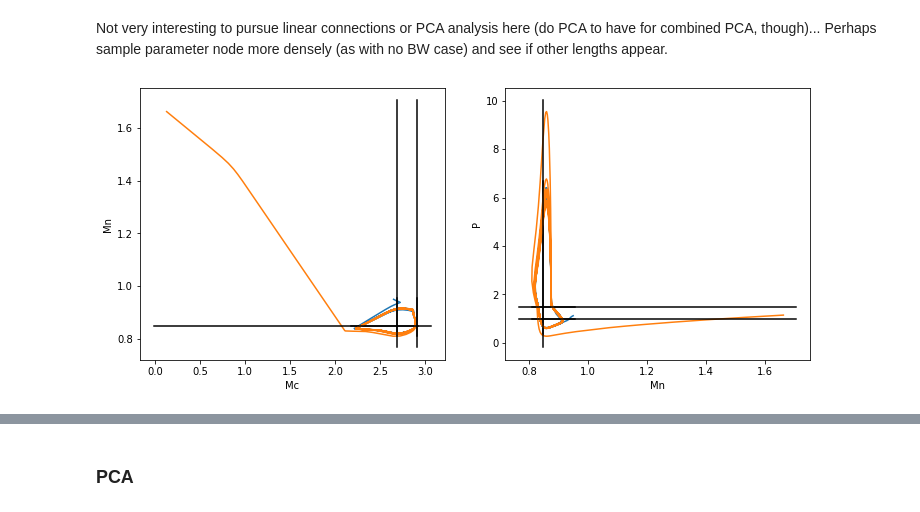
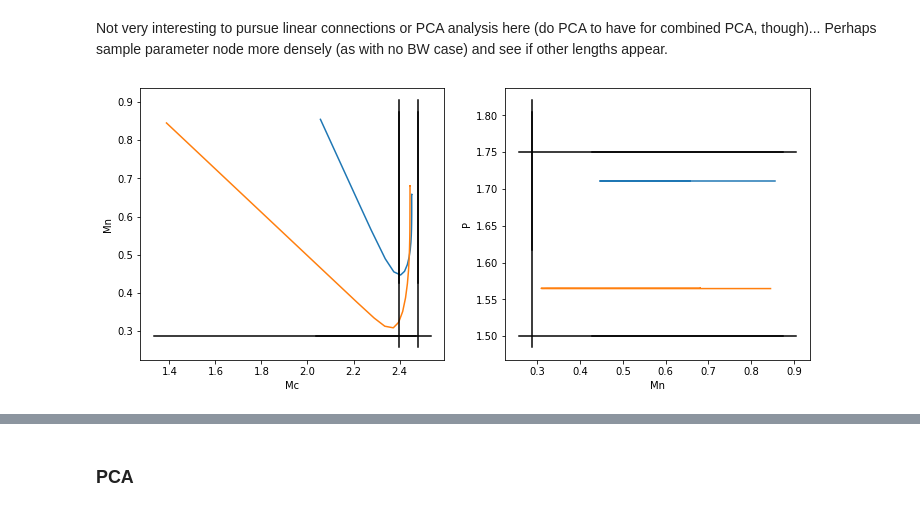
Before and after one commit to will-duncan/p53mdm2, a Jupyter notebook: P1TMBWodes.ipynb, the cells around one changed output, grey strips where cells are left out. Drawn from its saved outputs; the diff is of its cells as text; code cells hidden in the pictures.

```diff
--- a/P1TMBWodes.ipynb
+++ b/P1TMBWodes.ipynb
@@ -20,6 +21,10 @@ n = 90
 #ode solver parameters
 t0 = 0
 tf = 100
+# %%
+#Import parameters
+tm_all = pd.read_csv("Parameter_datasets/P1TMBW50Nodes.csv", header = None)#csv is 50 parameter sets, each as a row
+tm_params = convert_to_dict_2(tm_all)
 # %%
 tm1 = pd.read_csv("Parameter_datasets/P1TMBWnode1.csv", header = None)
 tmparams1 = convert_to_dict(tm1)
@@ -66,23 +71,27 @@ tmparams14 = convert_to_dict(tm14)
 tm15 = pd.read_csv("Parameter_datasets/P1TMBWnode15.csv", header = None)
 tmparams15 = convert_to_dict(tm15)
 
-tm16 = pd.read_csv("Parameter_datasets/P1TMBWnode16.csv", header = None)
-tmparams16 = convert_to_dict(tm16)
+# tm16 = pd.read_csv("Parameter_datasets/P1TMBWnode16.csv", header = None)
+# tmparams16 = convert_to_dict(tm16)
 
-tm17 = pd.read_csv("Parameter_datasets/P1TMBWnode17.csv", header = None)
-tmparams17 = convert_to_dict(tm17)
+# tm17 = pd.read_csv("Parameter_datasets/P1TMBWnode17.csv", header = None)
+# tmparams17 = convert_to_dict(tm17)
 
-tm18 = pd.read_csv("Parameter_datasets/P1TMBWnode18.csv", header = None)
-tmparams18 = convert_to_dict(tm18)
+# tm18 = pd.read_csv("Parameter_datasets/P1TMBWnode18.csv", header = None)
+# tmparams18 = convert_to_dict(tm18)
 
-tm19 = pd.read_csv("Parameter_datasets/P1TMBWnode19.csv", header = None)
-tmparams19 = convert_to_dict(tm19)
+# tm19 = pd.read_csv("Parameter_datasets/P1TMBWnode19.csv", header = None)
+# tmparams19 = convert_to_dict(tm19)
 
-tm20 = pd.read_csv("Parameter_datasets/P1TMBWnode20.csv", header = None)
-tmparams20 = convert_to_dict(tm20)
+# tm20 = pd.read_csv("Parameter_datasets/P1TMBWnode20.csv", header = None)
+# tmparams20 = convert_to_dict(tm20)
 
-tm_params = [tmparams1, tmparams2, tmparams3, tmparams4, tmparams5, tmparams6, tmparams7, tmparams8, tmparams9,
-             tmparams10, tmparams11, tmparams12, tmparams13, tmparams14, tmparams15, tmparams16, tmparams17,
-             tmparams18, tmparams19, tmparams20]
+tm_extra_list = [tmparams1, tmparams2, tmparams3, tmparams4, tmparams5, tmparams6, tmparams7, tmparams8, tmparams9,
+             tmparams10, tmparams11, tmparams12, tmparams13, tmparams14, tmparams15]
+# tmparams16, tmparams17,
+#              tmparams18, tmparams19, tmparams20]
+# %%
+for param in tm_extra_list:
+    tm_params.append(param)
 # %%
 tm_ICs = []
@@ -302,15 +463,15 @@ top_param 19 : ['Large', 'Large', 'Large', 'Large', 'Large', 'Large', 'Large', '
 Not very interesting to pursue linear connections or PCA analysis here (do PCA to have for combined PCA, though)... Perhaps sample parameter node more densely (as with no BW case) and see if other lengths appear.
 # %%
 #plotting framework
-param = tm_params[0]
+param = tm_params[6]
 sol0 = scipy.integrate.solve_ivp(lambda t,y: fun(t,y,param,n,decays), [0,tf], y0 = tm_ICs[0], method = 'BDF')
 sol1 = scipy.integrate.solve_ivp(lambda t,y: fun(t,y,param,n,decays), [0,tf], y0 = tm_ICs[1], method = 'BDF')
 
 fig,(ax1,ax2) = plot_projections(sol0, param)
 plot_projections(sol1, param, axs = (ax1, ax2))
-# ax1.set_xlim(1,2.75)
+# ax1.set_xlim(2.6,2.8)
 # # ax1.set_ylim(0.3,0.8)
-# ax2.set_xlim(0.6,1)
-# ax2.set_ylim(0,8.5)
+# # ax2.set_xlim(0.6,1)
+# ax2.set_ylim(0,2)
 # %% [output]
-[figure, old version]
+[figure, new version]
```
Also changed, not shown: parts of 26 cells of this notebook, 6 other files.
